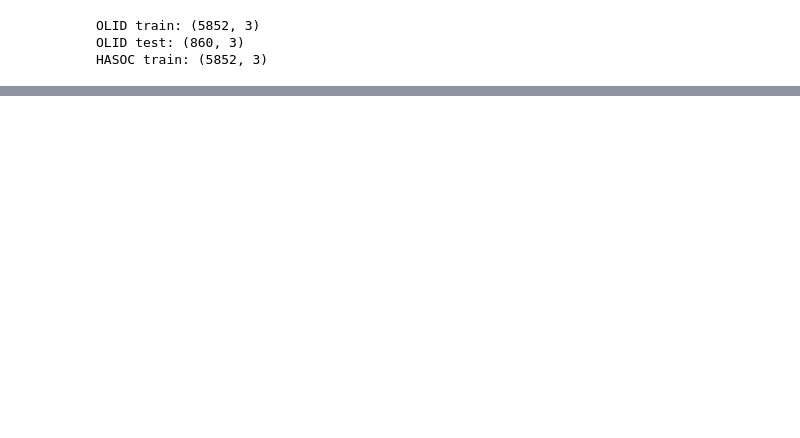
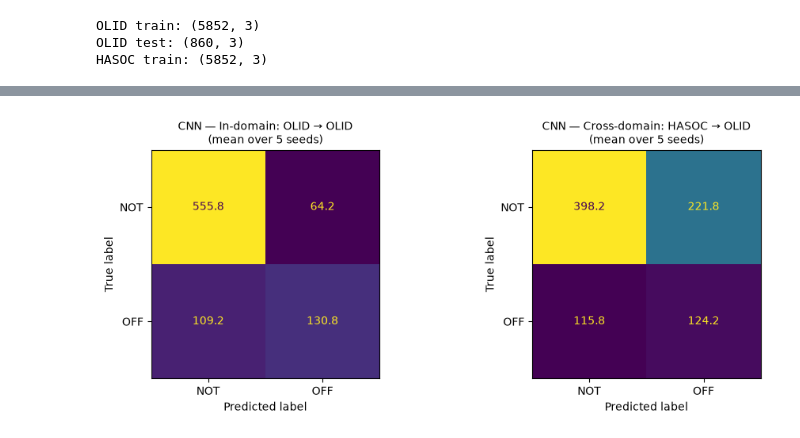
Before and after one commit to s4ddo/subjective-assignment-3, a Jupyter notebook: CNN.ipynb, the cells around one changed output, grey strips where cells are left out. Cells and saved outputs as stored; diff of their text form; code cells hidden in the pictures; blank space fills up the shorter version.

```diff
--- a/CNN.ipynb
+++ b/CNN.ipynb
@@ -239,0 +150,18 @@ False negatives: 152
+# %%
+cnn_runs = {}  # (setup key, seed) -> predictions on the OLID test set
+
+for key, setup in CNN_SETUPS.items():
+    for seed in CNN_SEEDS:
+        path = f"results/cnn_predictions_{key}_seed{seed}.csv"
+
+        if os.path.exists(path):
+            print(f"[{setup['name']} | seed {seed}] {path} already exists -> loading saved predictions")
+            cnn_runs[key, seed] = pd.read_csv(path)
+            continue
+
+        print(f"[{setup['name']} | seed {seed}] training ...", end=" ")
+        results = train_predict_cnn(setup["train"], olid_test, seed)
+        results.to_csv(path, index=False)
+        cnn_runs[key, seed] = results
+        print(f"best epoch {results['best_epoch'].iloc[0]} "
+              f"(stopped after {results['epochs_run'].iloc[0]}), saved to {path}")
@@ -239,0 +243,16 @@ False negatives: 152
+# %%
+# Confusion matrices averaged over the seeds (mean number of tweets per cell)
+fig, axes = plt.subplots(1, 2, figsize=(10, 4))
+
+for ax, (key, setup) in zip(axes, CNN_SETUPS.items()):
+    mean_cm = np.mean(cnn_seed_cms[key], axis=0)
+    ConfusionMatrixDisplay(
+        confusion_matrix=mean_cm,
+        display_labels=["NOT", "OFF"]
+    ).plot(ax=ax, colorbar=False, values_format=".1f")
+    ax.set_title(f"CNN — {setup['name']}\n(mean over {len(CNN_SEEDS)} seeds)", fontsize=10)
+
+plt.tight_layout()
+plt.show()
+# %% [output]
+[figure, added]
```
Also changed, not shown: parts of 12 cells of this notebook, 10 other files.
